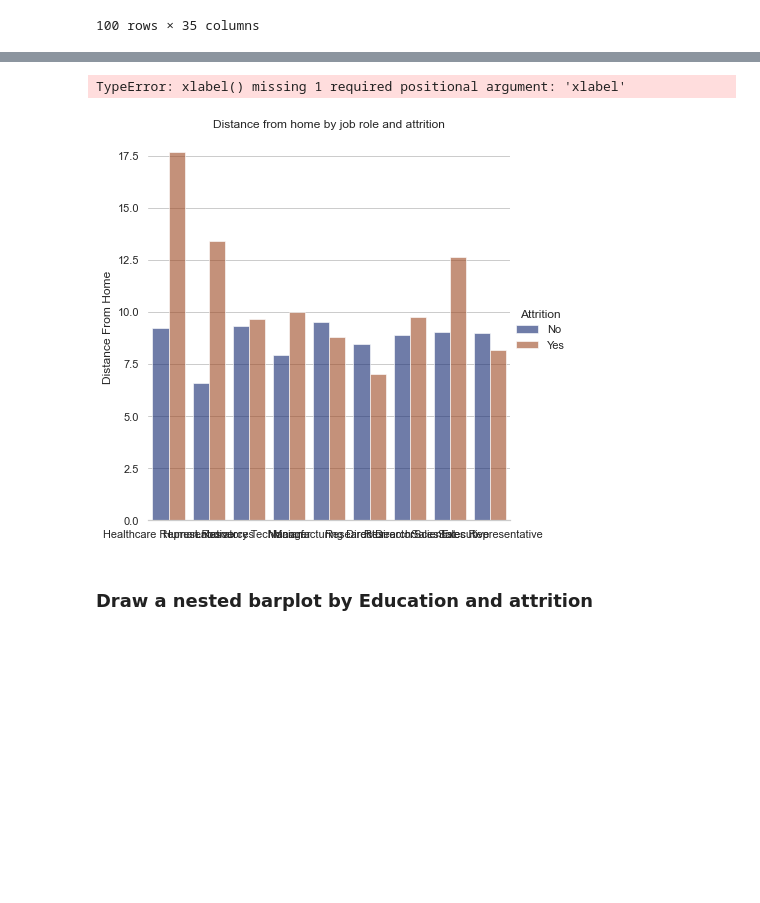
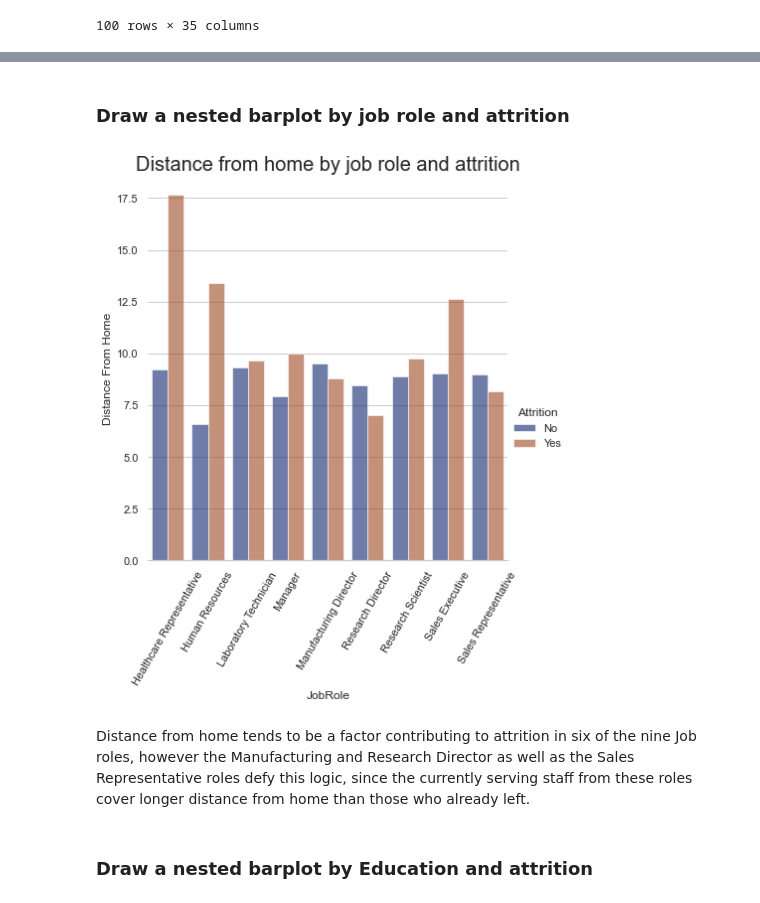
Before and after one commit to gathungugabriel/ADS-Assignment-2-3, a Jupyter notebook: Untitled.ipynb, the cells around one changed output, grey strips where cells are left out. Saved outputs shown, nothing was run; the diff lists cells and outputs as text; code cells hidden in the pictures; blank space fills up the shorter version.

```diff
--- a/Untitled.ipynb
+++ b/Untitled.ipynb
@@ -150,24 +151,30 @@ avg_mi
+# %% [markdown]
+### Draw a nested barplot by job role and attrition
 # %%
 
 sns.set_theme(style="whitegrid")
 
 
 
 fig = sns.catplot(
     data=avg_distance, kind="bar",
     x="JobRole", y='DistanceFromHome', hue="Attrition",
      palette="dark", alpha=.6, height=6
 )
 fig.despine(left=True)
-fig.set_axis_labels("", "Distance From Home")
-plt.title("Distance from home by job role and attrition",loc="center")
-plt.xlabel(rotation=45)
+fig.set_axis_labels("JobRole", "Distance From Home")
+plt.title("Distance from home by job role and attrition",loc="center",fontdict={'fontsize': 20})
+fig.set_xticklabels(rotation=60)
+
 plt.show()
 # %% [output]
-TypeError: xlabel() missing 1 required positional argument: 'xlabel'
-[figure, old version]
+[figure, new version]
-# %% [markdown]
-### Draw a nested barplot by Education and attrition
+# %% [markdown]
+Distance from home tends to be a factor contributing to attrition in six of the nine Job roles,
+however the Manufacturing and Research Director as well as the Sales Representative roles defy this logic,
+since the currently serving staff from these roles cover longer distance from home than those who already left.
+# %% [markdown]
+### Draw a nested barplot by Education and attrition
 # %%
 sns.set_theme(style="whitegrid")
 
```
Also changed, not shown: parts of 24 cells of this notebook.
